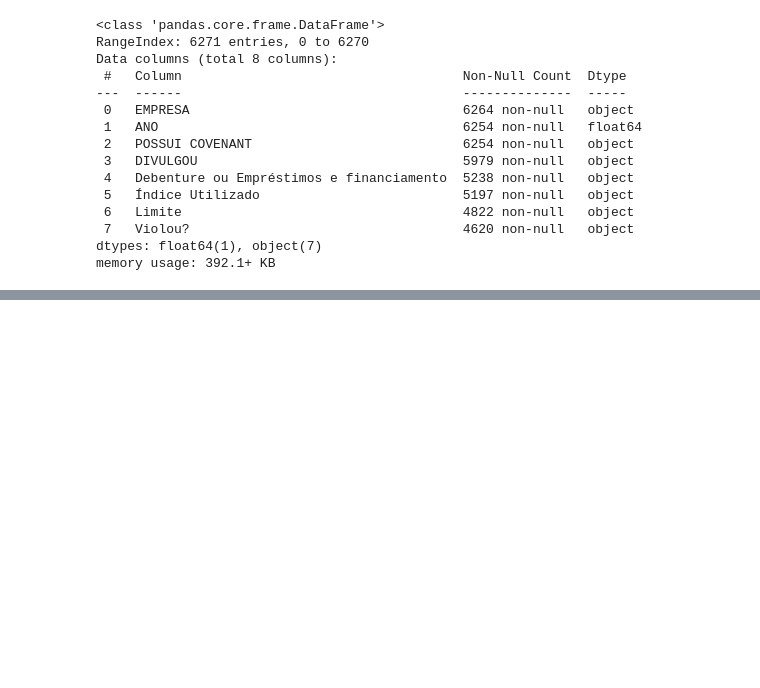
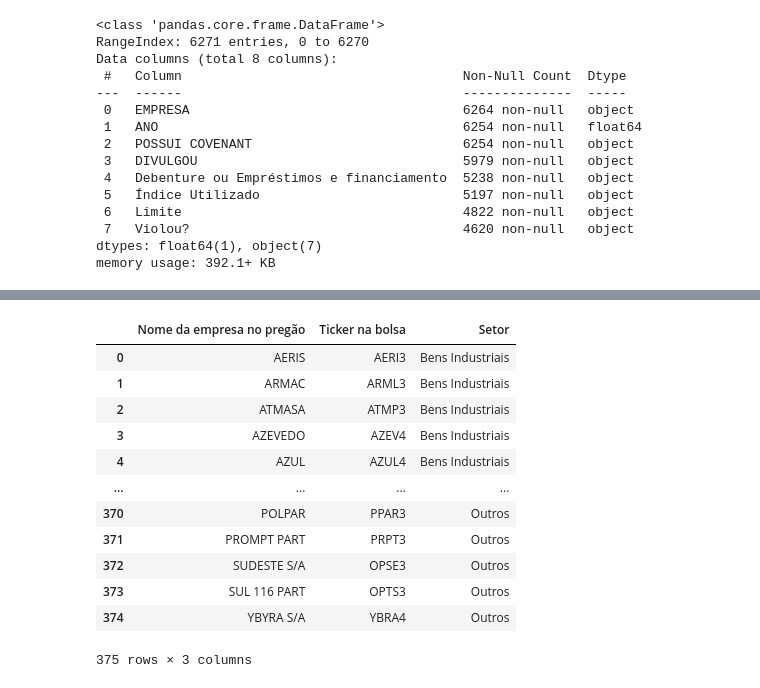
Before and after one commit to meduardajustino/Covenants-Contabeis, a Jupyter notebook: Análise Covenants.ipynb, the cells around one changed output, grey strips where cells are left out. Saved outputs shown, nothing was run; the diff lists cells and outputs as text; code cells hidden in the pictures; blank space fills up the shorter version.

```diff
--- a/Análise Covenants.ipynb
+++ b/Análise Covenants.ipynb
@@ -66,0 +146,19 @@ covenants
+# %%
+df_empresas_setores = pd.read_excel("Setores das empresas B3.xlsx")
+df_empresas_setores.columns = df_empresas_setores.columns.str.strip()
+lista_nomes = df_empresas_setores["Nome da empresa no pregão"].dropna().tolist()
+df_empresas_setores
+# %% [output]
+|  | Nome da empresa no pregão | Ticker na bolsa | Setor |
+| 0 | AERIS | AERI3 | Bens Industriais |
+| 1 | ARMAC | ARML3 | Bens Industriais |
+| 2 | ATMASA | ATMP3 | Bens Industriais |
+| 3 | AZEVEDO | AZEV4 | Bens Industriais |
+| 4 | AZUL | AZUL4 | Bens Industriais |
+| ... | ... | ... | ... |
+| 370 | POLPAR | PPAR3 | Outros |
+| 371 | PROMPT PART | PRPT3 | Outros |
+| 372 | SUDESTE S/A | OPSE3 | Outros |
+| 373 | SUL 116 PART | OPTS3 | Outros |
+| 374 | YBYRA S/A | YBRA4 | Outros |
+375 rows × 3 columns
```
Also changed, not shown: parts of 7 cells of this notebook, 1 other file.
